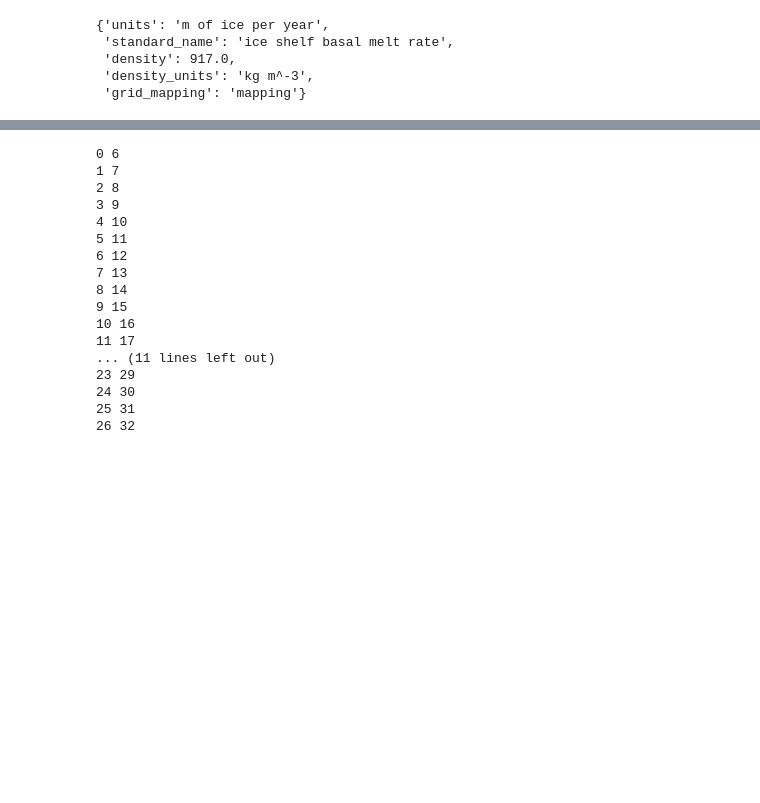
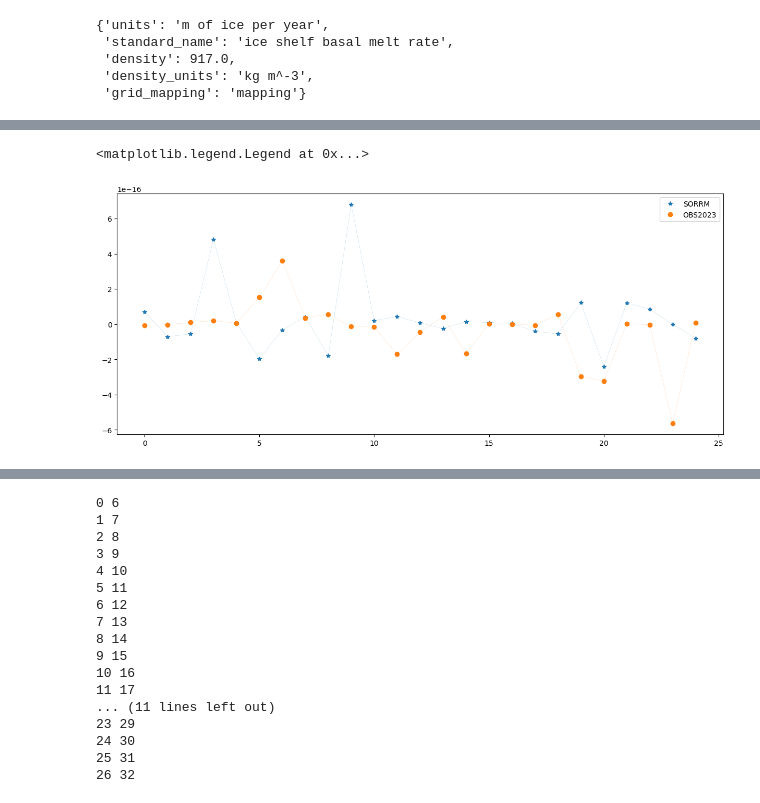
Before and after one commit to mshiv/aislens_emulation, a Jupyter notebook: notebooks/21-sm-bias-correction.ipynb, the cells around one changed output, grey strips where cells are left out. Saved outputs shown, nothing was run; the diff lists cells and outputs as text; code cells hidden in the pictures; blank space fills up the shorter version.

```diff
--- a/notebooks/21-sm-bias-correction.ipynb
+++ b/notebooks/21-sm-bias-correction.ipynb
@@ -236,0 +281,3 @@ TypeError: _save_dispatcher() missing 1 required positional argument: 'arr'
+# %%
+ds_sorrm = np.load(inDirName+DIR_interim+"SORRMv2.1.ISMF/imbie_iceshelf_mean_fluxrates_SORRM.npy") # *rho_fw/sec_per_yr
+ds_obsrv = np.load(inDirName+DIR_interim+"Paolo2023/imbie_iceshelf_mean_fluxrates_OBS23.npy")*rho_fw/sec_per_yr
@@ -236,0 +293,19 @@ TypeError: _save_dispatcher() missing 1 required positional argument: 'arr'
+# %%
+plt.figure(figsize=(15,6))
+#my_xticks = icems.name[6:33]
+#plt.xticks(range(0,27), my_xticks)
+plt.plot(ds_sorrm[1:-1]*1000,marker='*',lw=0.1,label='SORRM')
+plt.plot(ds_obsrv[1:-1],marker='o',lw=0.1,label='OBS2023')
+plt.legend()
+#plt.xlabel("SORRMv2.1")
+#plt.ylabel("OBS2023")
+#plt.xlim(-0.0001,0.0001)
+#plt.ylim(-0.0001,0.0001)
+#plt.xscale('log')
+#plt.yscale('log')
+
+#plt.xlim(-4e-19,4e-19)
+#plt.ylim(-4e-19,4e-19)
+# %% [output]
+<matplotlib.legend.Legend at 0x...>
+[figure, added]
```
Also changed, not shown: parts of 17 cells of this notebook, 1 other file.
